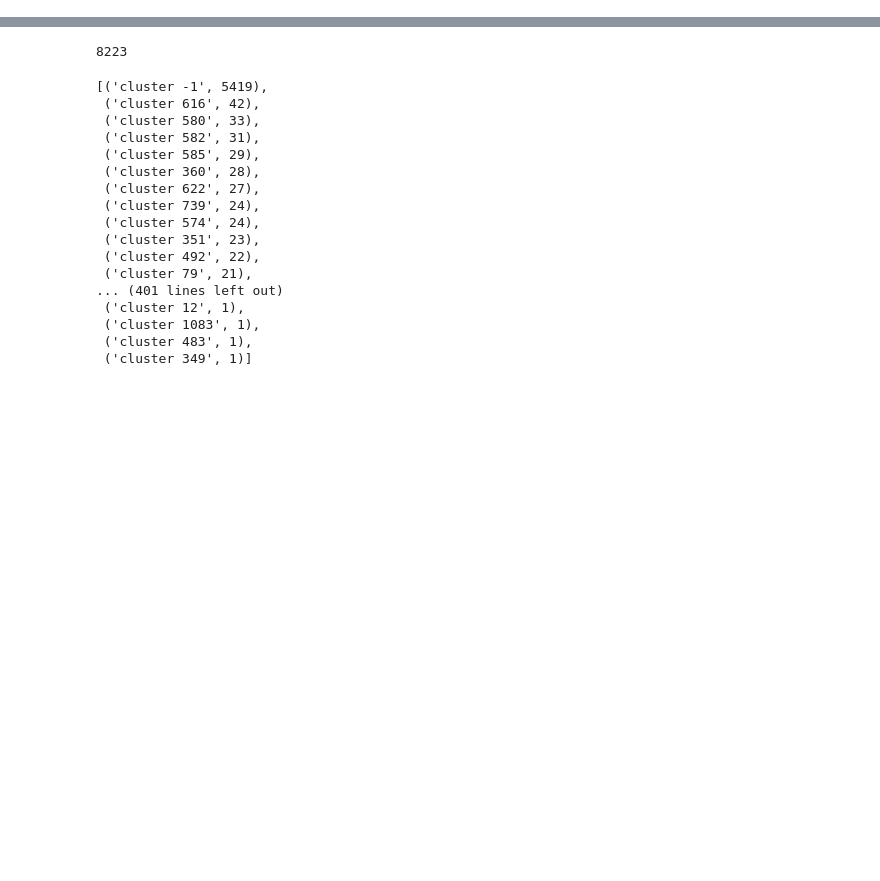
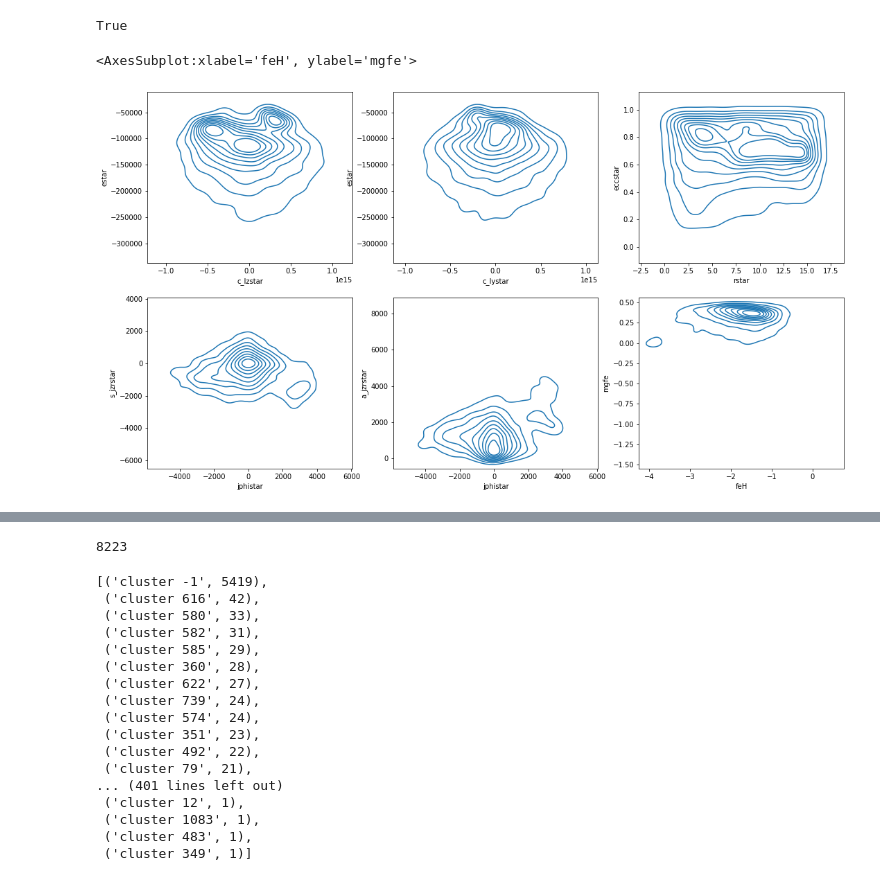
Before and after one commit to michaelyhuang23/Gaia3DR-explore, a Jupyter notebook: notebooks/recurse_cluster_test.ipynb, the cells around one changed output, grey strips where cells are left out. Drawn from its saved outputs; the diff is of its cells as text; code cells hidden in the pictures; blank space fills up the shorter version.

```diff
--- a/notebooks/recurse_cluster_test.ipynb
+++ b/notebooks/recurse_cluster_test.ipynb
@@ -64,3 +65,19 @@ print(eval_IoU1.P)
+# %%
+df.drop(columns=['Unnamed: 0.2', 'Unnamed: 0', 'Unnamed: 0.1'])
+df.index.is_unique
+# %% [output]
+True
+# %%
+fig, axes = plt.subplots(2, 3, figsize=(18, 10))
+sns.kdeplot(data=df, ax=axes[0,0], x='c_lzstar', y='estar')
+sns.kdeplot(data=df, ax=axes[0,1], x='c_lystar', y='estar')
+sns.kdeplot(data=df, ax=axes[0,2], x='rstar', y='eccstar')
+sns.kdeplot(data=df, ax=axes[1,0], x='jphistar', y='s_jzrstar')
+sns.kdeplot(data=df, ax=axes[1,1], x='jphistar', y='a_jzrstar')
+sns.kdeplot(data=df, ax=axes[1,2], x='feH', y='mgfe')
+# %% [output]
+<AxesSubplot:xlabel='feH', ylabel='mgfe'>
+[figure, added]
 # %%
 fig, axes = plt.subplots(2, 3, figsize=(18, 10))
 label_names = np.array([f'cluster {id}' for id in labels])
```
Also changed, not shown: parts of 7 cells of this notebook, 1 other file.
